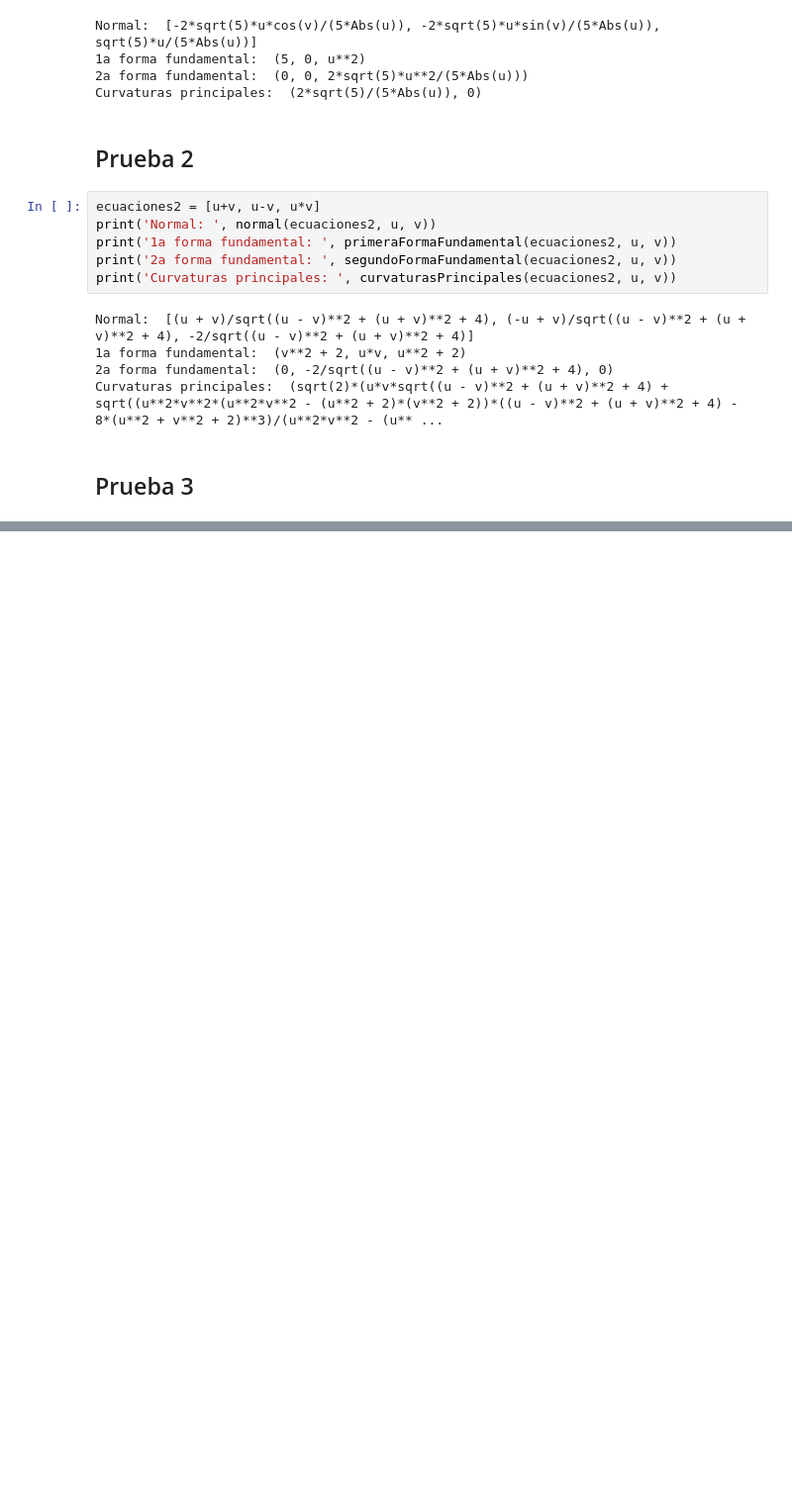
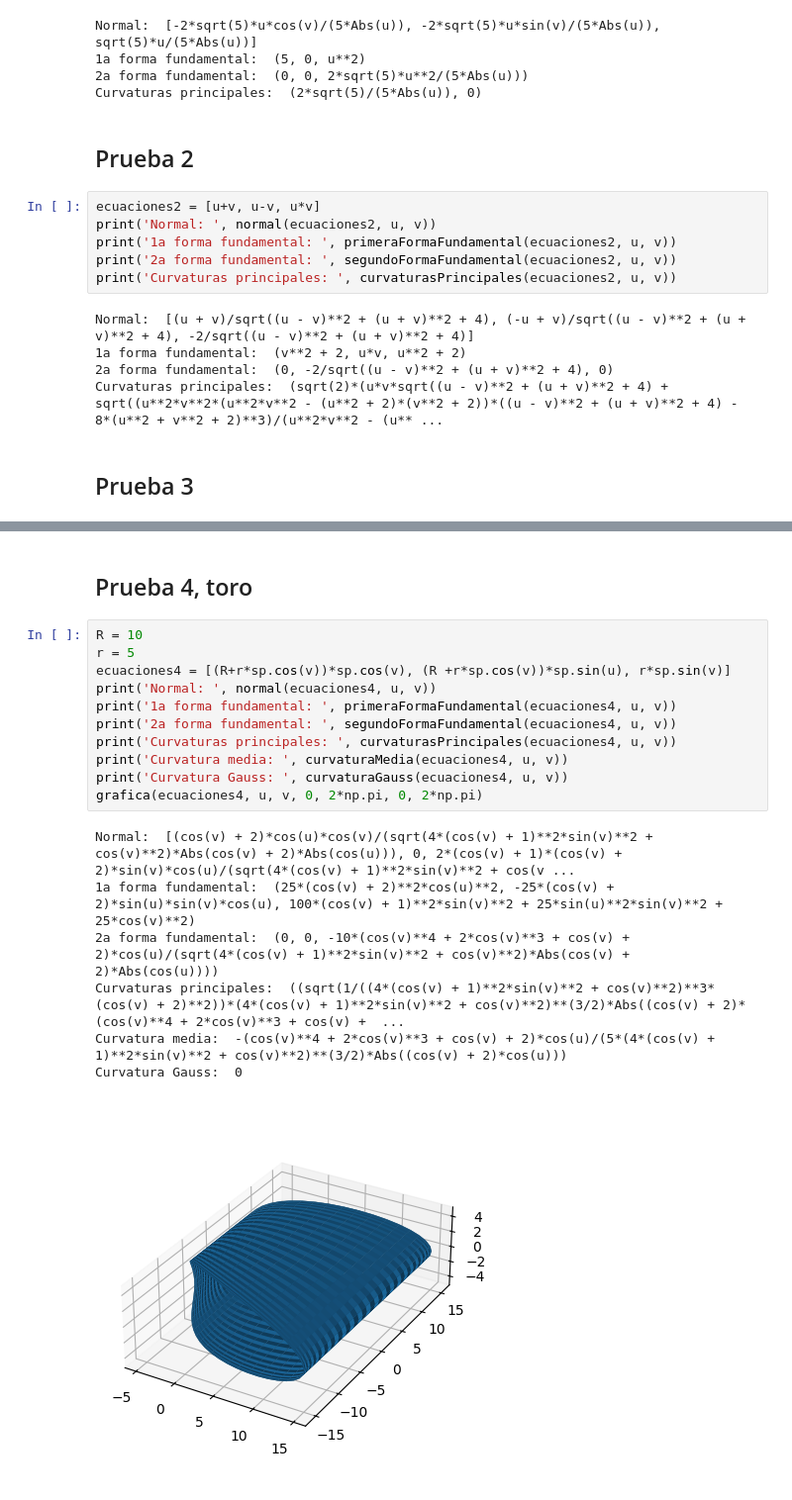
Before and after one commit to asiermhpsm/geometria_diferencial, a Jupyter notebook: comprobaciones.ipynb, the cells around one changed output, grey strips where cells are left out. Shown at 99% size. Drawn from its saved outputs; the diff is of its cells as text; blank space fills up the shorter version.

```diff
--- a/comprobaciones.ipynb
+++ b/comprobaciones.ipynb
@@ -49,0 +52,21 @@ Curvatura Gauss:  -1
+# %% [markdown]
+## Prueba 4, toro
+# %%
+R = 10
+r = 5
+ecuaciones4 = [(R+r*sp.cos(v))*sp.cos(v), (R +r*sp.cos(v))*sp.sin(u), r*sp.sin(v)]
+print('Normal: ', normal(ecuaciones4, u, v))
+print('1a forma fundamental: ', primeraFormaFundamental(ecuaciones4, u, v))
+print('2a forma fundamental: ', segundoFormaFundamental(ecuaciones4, u, v))
+print('Curvaturas principales: ', curvaturasPrincipales(ecuaciones4, u, v))
+print('Curvatura media: ', curvaturaMedia(ecuaciones4, u, v))
+print('Curvatura Gauss: ', curvaturaGauss(ecuaciones4, u, v))
+grafica(ecuaciones4, u, v, 0, 2*np.pi, 0, 2*np.pi)
+# %% [output]
+Normal:  [(cos(v) + 2)*cos(u)*cos(v)/(sqrt(4*(cos(v) + 1)**2*sin(v)**2 + cos(v)**2)*Abs(cos(v) + 2)*Abs(cos(u))), 0, 2*(cos(v) + 1)*(cos(v) + 2)*sin(v)*cos(u)/(sqrt(4*(cos(v) + 1)**2*sin(v)**2 + cos(v ...
+1a forma fundamental:  (25*(cos(v) + 2)**2*cos(u)**2, -25*(cos(v) + 2)*sin(u)*sin(v)*cos(u), 100*(cos(v) + 1)**2*sin(v)**2 + 25*sin(u)**2*sin(v)**2 + 25*cos(v)**2)
+2a forma fundamental:  (0, 0, -10*(cos(v)**4 + 2*cos(v)**3 + cos(v) + 2)*cos(u)/(sqrt(4*(cos(v) + 1)**2*sin(v)**2 + cos(v)**2)*Abs(cos(v) + 2)*Abs(cos(u))))
+Curvaturas principales:  ((sqrt(1/((4*(cos(v) + 1)**2*sin(v)**2 + cos(v)**2)**3*(cos(v) + 2)**2))*(4*(cos(v) + 1)**2*sin(v)**2 + cos(v)**2)**(3/2)*Abs((cos(v) + 2)*(cos(v)**4 + 2*cos(v)**3 + cos(v) +  ...
+Curvatura media:  -(cos(v)**4 + 2*cos(v)**3 + cos(v) + 2)*cos(u)/(5*(4*(cos(v) + 1)**2*sin(v)**2 + cos(v)**2)**(3/2)*Abs((cos(v) + 2)*cos(u)))
+Curvatura Gauss:  0
+[figure, added]
```
Also changed, not shown: parts of 1 cell of this notebook, 1 other file.
